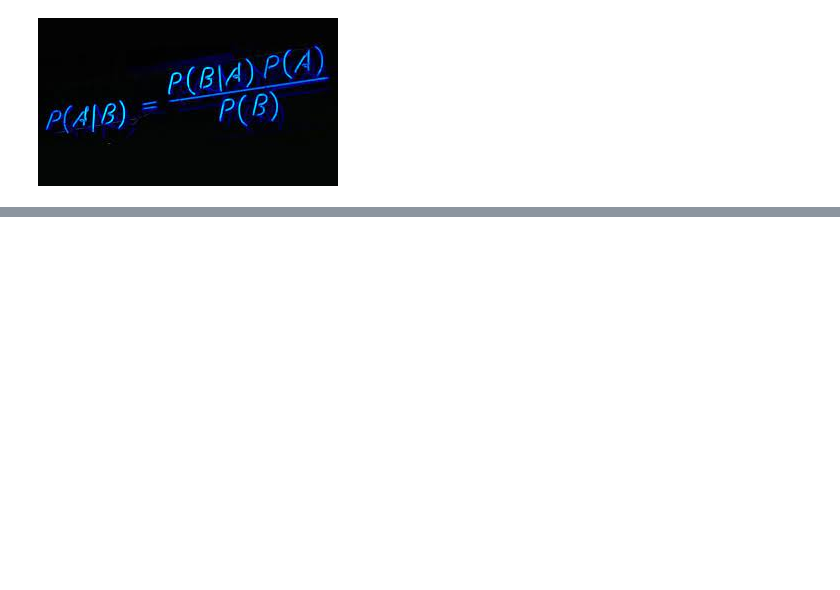
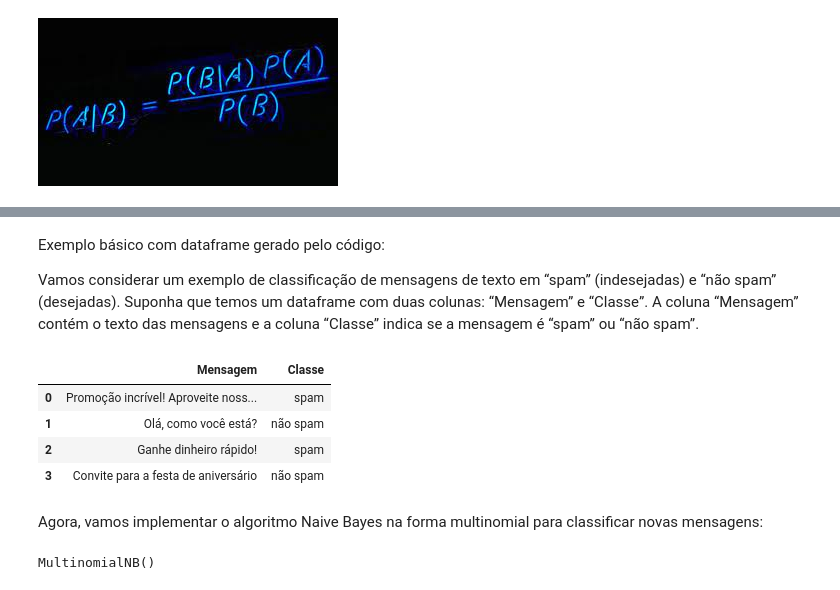
Before and after one commit to KARINAgoncalvesSOARES/Machine_Learning, a Jupyter notebook: 3.algoritmo_ML_supervisionado/Naive Bayes/1.NaiveBayes_descricao.ipynb, the cells around one changed output, grey strips where cells are left out. Saved outputs shown, nothing was run; the diff lists cells and outputs as text; code cells hidden in the pictures; blank space fills up the shorter version.

```diff
--- a/3.algoritmo_ML_supervisionado/Naive Bayes/1.NaiveBayes_descricao.ipynb
+++ b/3.algoritmo_ML_supervisionado/Naive Bayes/1.NaiveBayes_descricao.ipynb
@@ -40,0 +201,41 @@ Por exemplo, suponha que, em um conjunto de treinamento, o atributo “idade”
+# %% [markdown]
+Exemplo básico com dataframe gerado pelo código:
+
+Vamos considerar um exemplo de classificação de mensagens de texto em “spam” (indesejadas) e “não spam” (desejadas). Suponha que temos um dataframe com duas colunas: “Mensagem” e “Classe”. A coluna “Mensagem” contém o texto das mensagens e a coluna “Classe” indica se a mensagem é “spam” ou “não spam”.
+# %%
+import pandas as pd
+
+# Criando um dataframe de exemplo
+data = {
+    'Mensagem': ['Promoção incrível! Aproveite nossas ofertas', 'Olá, como você está?', 'Ganhe dinheiro rápido!', 'Convite para a festa de aniversário'],
+    'Classe': ['spam', 'não spam', 'spam', 'não spam']
+}
+
+df = pd.DataFrame(data)
+# %%
+df.head()
+# %% [output]
+|  | Mensagem | Classe |
+| 0 | Promoção incrível! Aproveite noss... | spam |
+| 1 | Olá, como você está? | não spam |
+| 2 | Ganhe dinheiro rápido! | spam |
+| 3 | Convite para a festa de aniversário | não spam |
+# %% [markdown]
+Agora, vamos implementar o algoritmo Naive Bayes na forma multinomial para classificar novas mensagens:
+# %%
+from sklearn.feature_extraction.text import CountVectorizer
+from sklearn.naive_bayes import MultinomialNB
+
+# Criando um vetorizador para converter texto em vetores de contagem de palavras
+vectorizer = CountVectorizer()
+
+# Vetorizando as mensagens
+x = vectorizer.fit_transform(df['Mensagem'])
+
+# Criando o modelo Naive Bayes
+model = MultinomialNB()
+
+# Treinando o modelo com os dados
+model.fit(x,df['Classe'])
+# %% [output]
+MultinomialNB()
```
Also changed, not shown: parts of 38 cells of this notebook.
